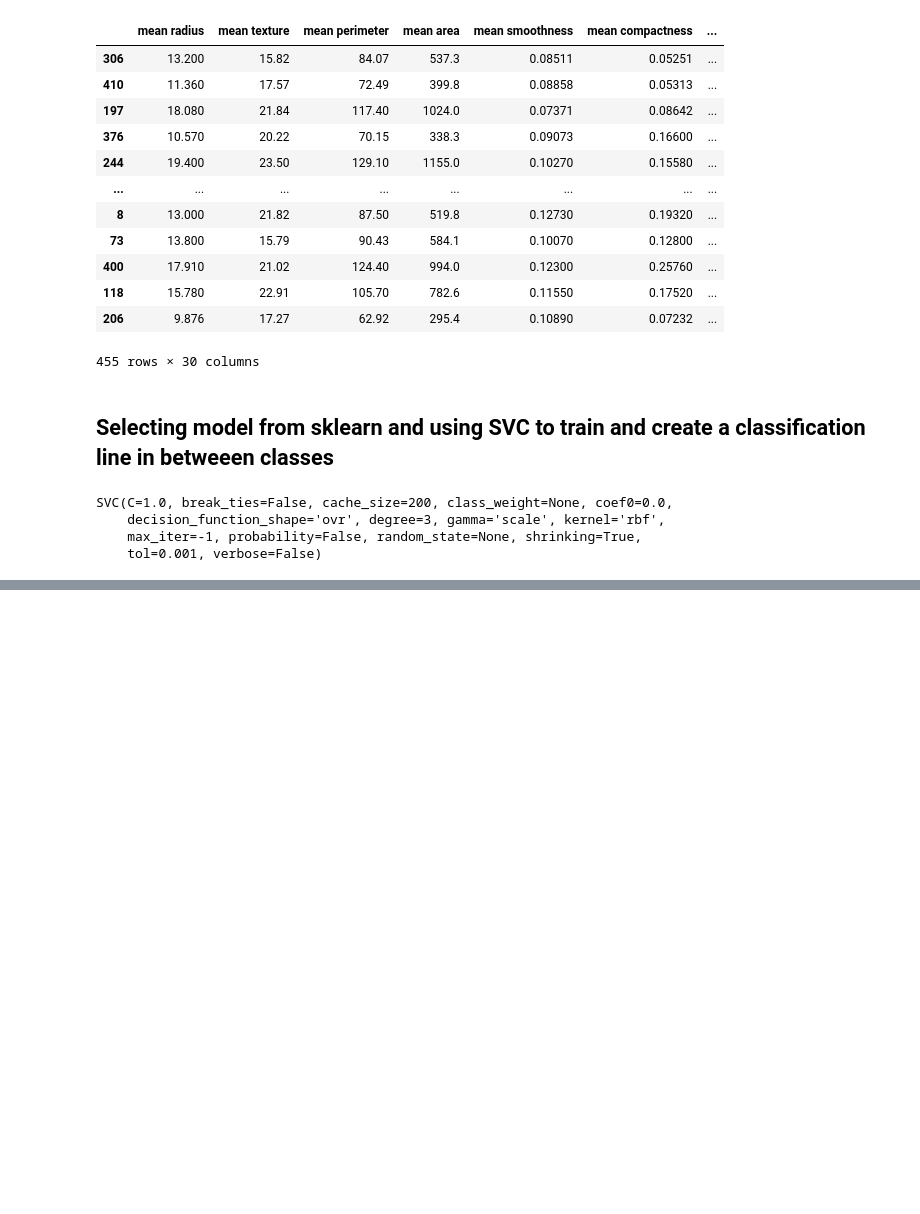
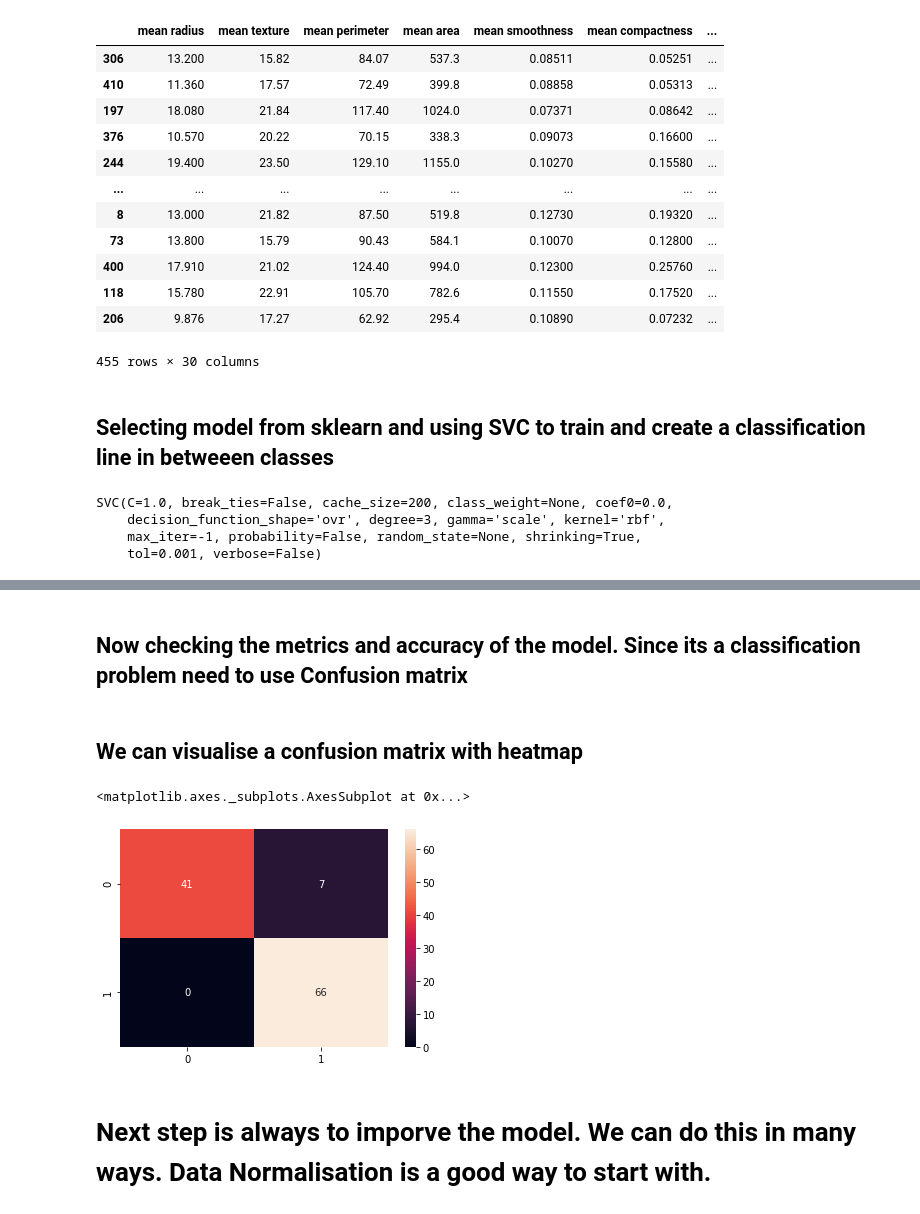
Before and after one commit to nitishast/TF, a Jupyter notebook: Breast_cancer_Classification.ipynb, the cells around one changed output, grey strips where cells are left out. Cells and saved outputs as stored; diff of their text form; code cells hidden in the pictures; blank space fills up the shorter version.

```diff
--- a/Breast_cancer_Classification.ipynb
+++ b/Breast_cancer_Classification.ipynb
@@ -158,3 +158,6 @@ SVC(C=1.0, break_ties=False, cache_size=200, class_weight=None, coef0=0.0,
     tol=0.001, verbose=False)
 # %% [markdown]
 ![alt text](https://drive.google.com/uc?id=1Sio-gpSSkGbKAESoNkDZudc4foI1ve11)
+# %%
+## Predecting by fitting the X_test dataset
+y_predict = model.predict(X_test)
@@ -160,0 +174,13 @@ SVC(C=1.0, break_ties=False, cache_size=200, class_weight=None, coef0=0.0,
+# %% [markdown]
+## Now checking the metrics and accuracy of the model. Since its a classification problem need to use Confusion matrix
+# %%
+cm = confusion_matrix(y_test,y_predict)
+# %% [markdown]
+## We can visualise a confusion matrix with heatmap
+# %%
+sns.heatmap(cm, annot=True)
+# %% [output]
+<matplotlib.axes._subplots.AxesSubplot at 0x...>
+[figure, added]
+# %% [markdown]
+# Next step is always to imporve the model. We can do this in many ways. Data Normalisation is a good way to start with.
```
Also changed, not shown: parts of 1 cell of this notebook.
